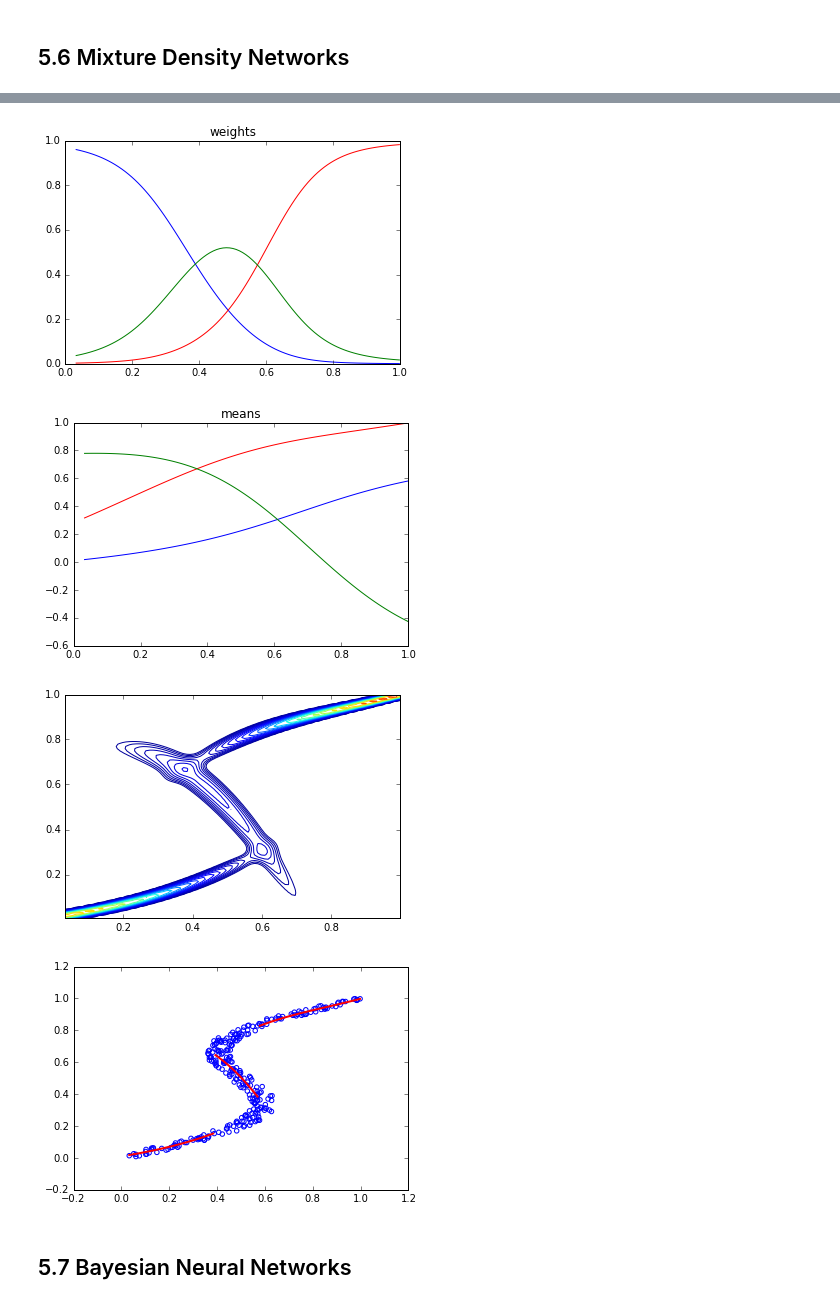
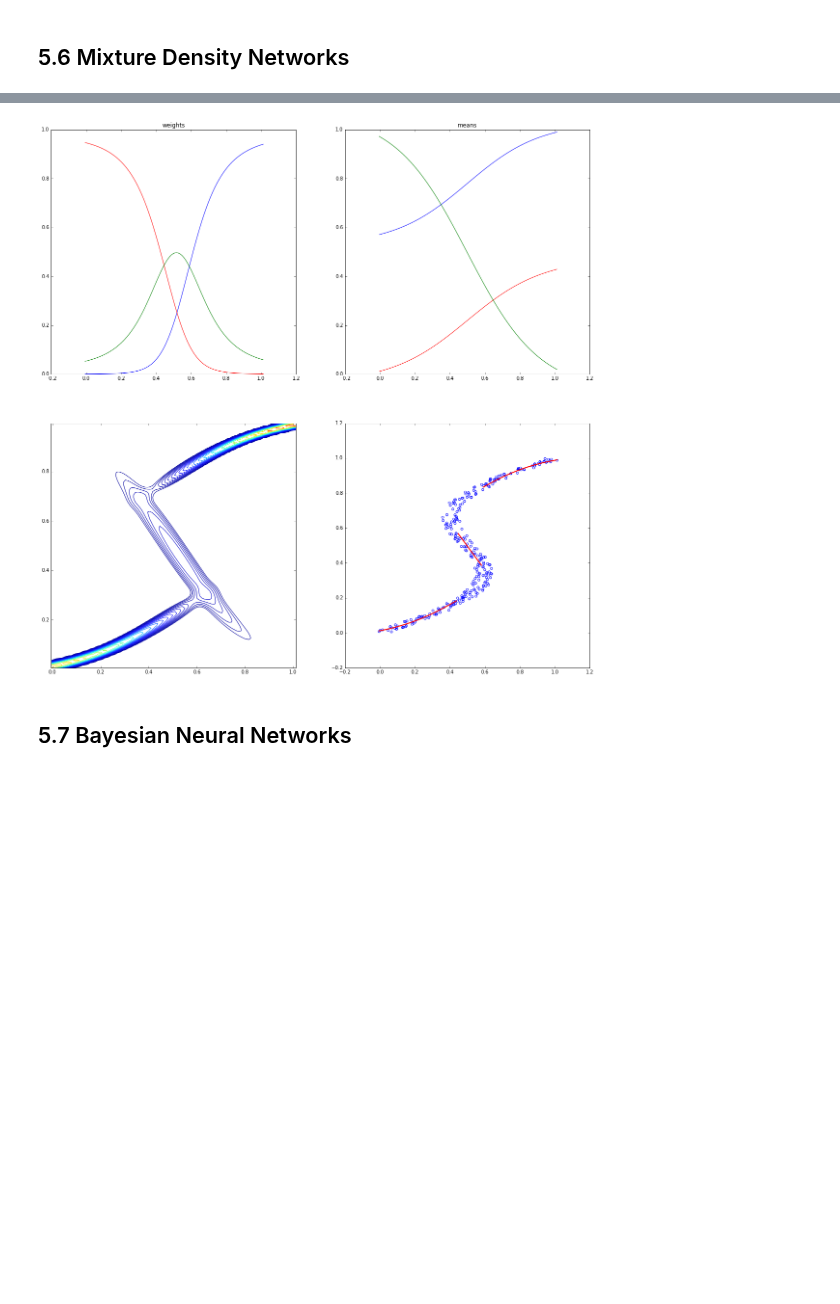
Before and after one commit to ctgk/PRML, a Jupyter notebook: ch05_Neural_Networks.ipynb, the cells around one changed output, grey strips where cells are left out. Cells and saved outputs as stored; diff of their text form; code cells hidden in the pictures; blank space fills up the shorter version.

```diff
--- a/ch05_Neural_Networks.ipynb
+++ b/ch05_Neural_Networks.ipynb
@@ -123,0 +155,21 @@ plt.show()
+# %%
+x0, x1 = np.meshgrid(np.linspace(-4, 6, 100), np.linspace(-4, 6, 100))
+x = np.array([x0, x1]).reshape(2, -1).T
+
+levels = np.linspace(0, 1, 11)
+plt.figure(figsize=(10, 5))
+plt.subplot(1, 2, 1)
+plt.scatter(x_train[:, 0], x_train[:, 1], c=y_train)
+plt.contourf(x0, x1, model.forward(x).reshape(100, 100), levels, alpha=0.2)
+plt.xlim(-4, 6)
+plt.ylim(-4, 6)
+plt.gca().set_aspect('equal', adjustable='box')
+plt.title("MLE")
+plt.subplot(1, 2, 2)
+plt.scatter(x_train[:, 0], x_train[:, 1], c=y_train)
+plt.contourf(x0, x1, model_regularized.forward(x).reshape(100, 100), levels, alpha=0.2)
+plt.xlim(-4, 6)
+plt.ylim(-4, 6)
+plt.gca().set_aspect('equal', adjustable='box')
+plt.title("MAP")
+plt.show()
@@ -142,16 +196,21 @@ def sample(x, t, n=None):
     indices = np.random.choice(N, n, replace=False)
     return x[indices], t[indices]
 
-layers = [nn.Linear(1, 5, std=0.1), nn.Tanh(), nn.Linear(5, 9, std=0.1)]
-cost_function = nn.GaussianMixture(3)
+layers = [
+    nn.MatMul(1, 5, std=0.1),
+    nn.Add(5),
+    nn.Tanh(),
+    nn.MatMul(5, 9, std=0.1),
+    nn.Add(9)]
+cost_function = nn.GaussianMixtureNLL(3)
 model = nn.NeuralNetwork(layers, cost_function)
+optimizer = nn.GradientDescentExponentialDecay(model, 1e-4, decay_step=10000, decay_rate=0.9)
 model.check_implementation(np.array([[0.5]]), np.array([[0.5]]))
 learning_rate = 1e-4
 for i in range(300000):
     if i % 10000 == 0:
         print("step %6d, cost %f" % (i, model.cost(x_train, y_train)))
-        learning_rate *= 0.9
     batch = sample(x_train, y_train, n=100)
-    model.fit(*batch, learning_rate=learning_rate)
+    optimizer.update(*batch)
 # %% [output]
 ===============================================
@@ -178,39 +237,38 @@ x, y = np.meshgrid(
 xy = np.array([x, y]).reshape(2, -1).T
 
 sigma, weight, mu = model.forward(xy[:, 0].reshape(-1, 1))
 probs = cost_function.gauss(mu, sigma, xy[:, 1].reshape(-1, 1))
 probs = np.sum(weight * probs, axis=1).reshape(100, 100)
 
+plt.figure(figsize=(20, 20))
+plt.subplot(2, 2, 1)
 plt.plot(x[0], weight[:100, 0], color="blue")
 plt.plot(x[0], weight[:100, 1], color="red")
 plt.plot(x[0], weight[:100, 2], color="green")
 plt.title("weights")
-plt.show()
 
+plt.subplot(2, 2, 2)
 plt.plot(x[0], mu[:100, 0], color="blue")
 plt.plot(x[0], mu[:100, 1], color="red")
 plt.plot(x[0], mu[:100, 2], color="green")
 plt.title("means")
-plt.show()
 
+plt.subplot(2, 2, 3)
 levels_log = np.linspace(0, np.log(probs.max()), 21)
 levels = np.exp(levels_log)
 levels[0] = 0
 plt.contour(x, y, probs, levels)
 plt.xlim(x_train.min(), x_train.max())
 plt.ylim(y_train.min(), y_train.max())
-plt.show()
 
+plt.subplot(2, 2, 4)
 argmax = np.argmax(weight[:100], axis=1)
 for i in range(3):
     indices = np.where(argmax == i)[0]
     plt.plot(x[0, indices], mu[(indices, np.zeros_like(indices) + i)], color="r", linewidth=2)
 plt.scatter(x_train, y_train, facecolor="none", edgecolor="b")
 plt.show()
 # %% [output]
-[figure, old version]
+[figure, new version]
-[figure, removed]
-[figure, removed]
-[figure, removed]
 # %% [markdown]
 ## 5.7 Bayesian Neural Networks
```
Also changed, not shown: parts of 8 cells of this notebook, 1 other file.
